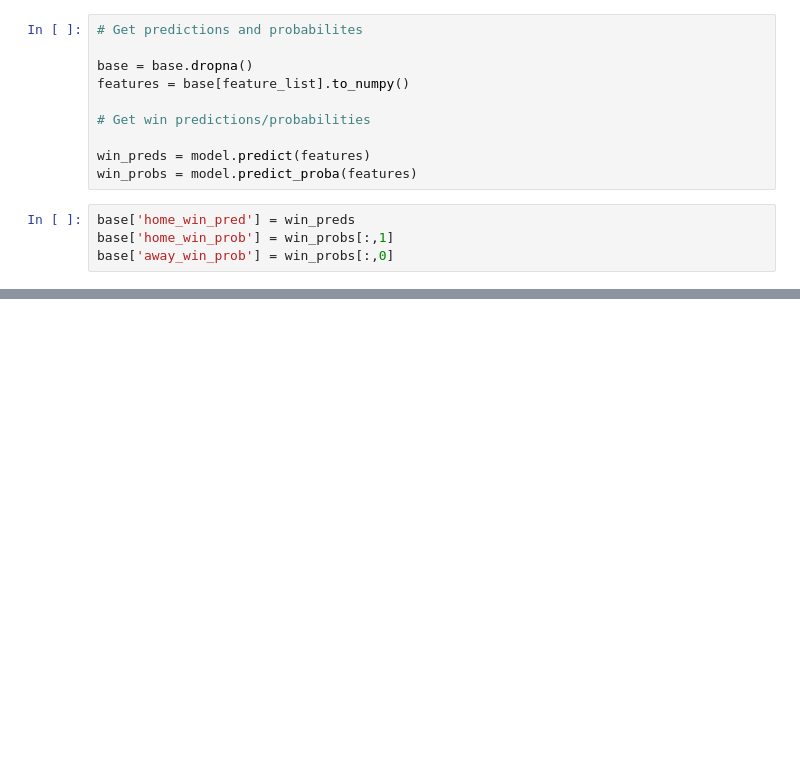
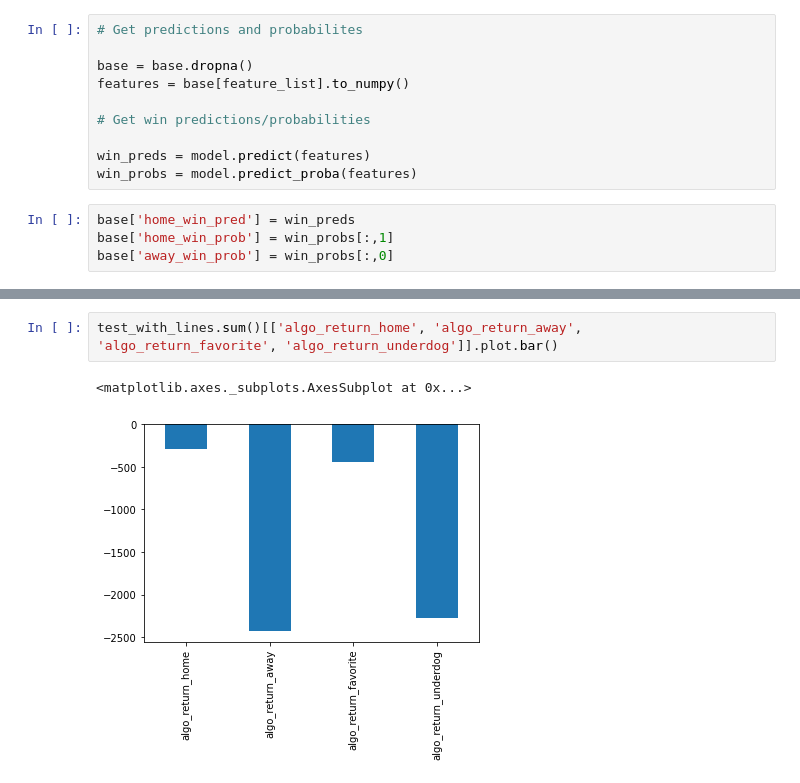
Before and after one commit to imac19/nfl_prediction, a Jupyter notebook: testing/game_outcome_model_testing.ipynb, the cells around one changed output, grey strips where cells are left out. Saved outputs shown, nothing was run; the diff lists cells and outputs as text; blank space fills up the shorter version.

```diff
--- a/testing/game_outcome_model_testing.ipynb
+++ b/testing/game_outcome_model_testing.ipynb
@@ -177,0 +362,5 @@ pred_confs
+# %%
+test_with_lines.sum()[['algo_return_home', 'algo_return_away', 'algo_return_favorite', 'algo_return_underdog']].plot.bar()
+# %% [output]
+<matplotlib.axes._subplots.AxesSubplot at 0x...>
+[figure, added]
```
Also changed, not shown: parts of 26 cells of this notebook, 8 other files.
